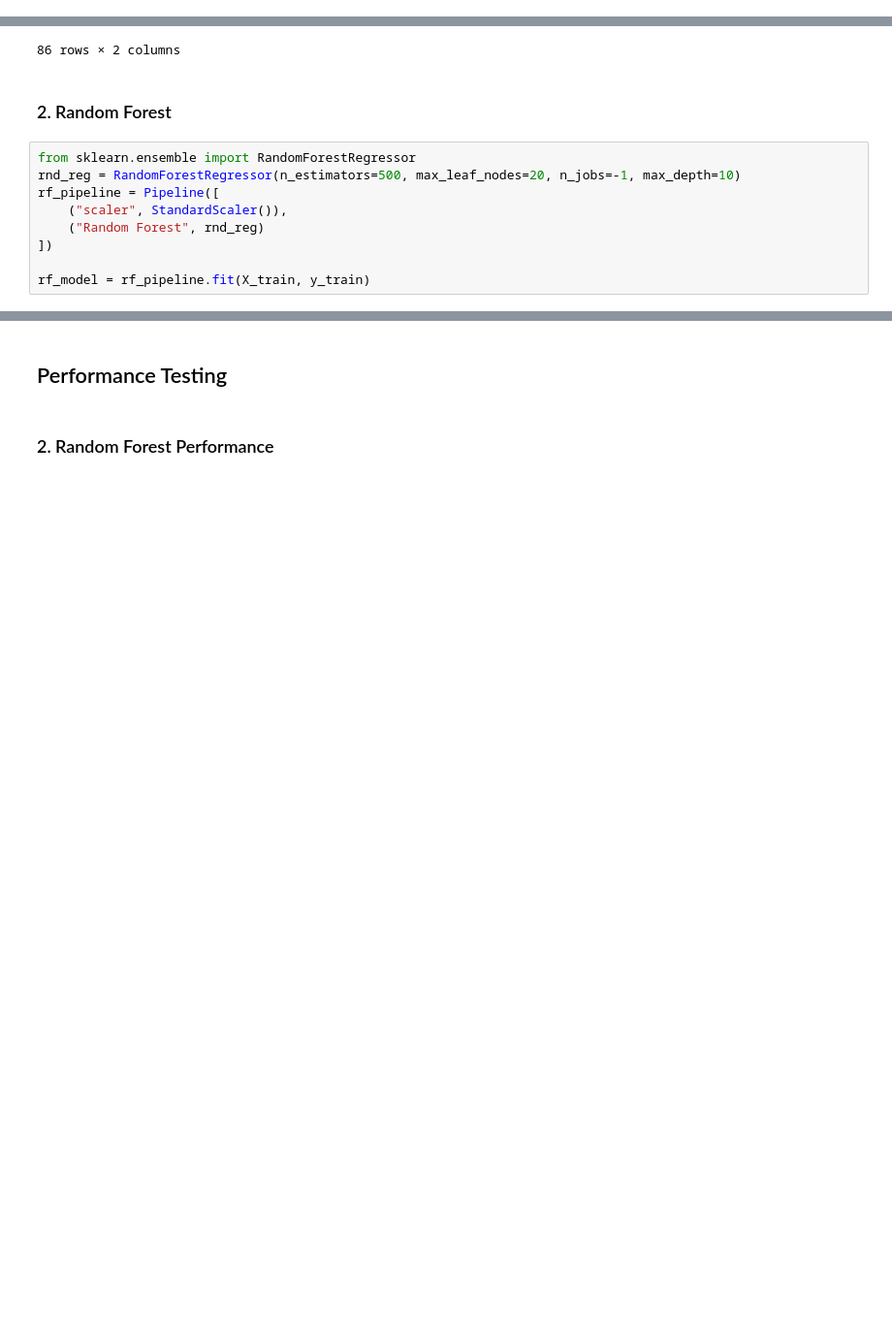
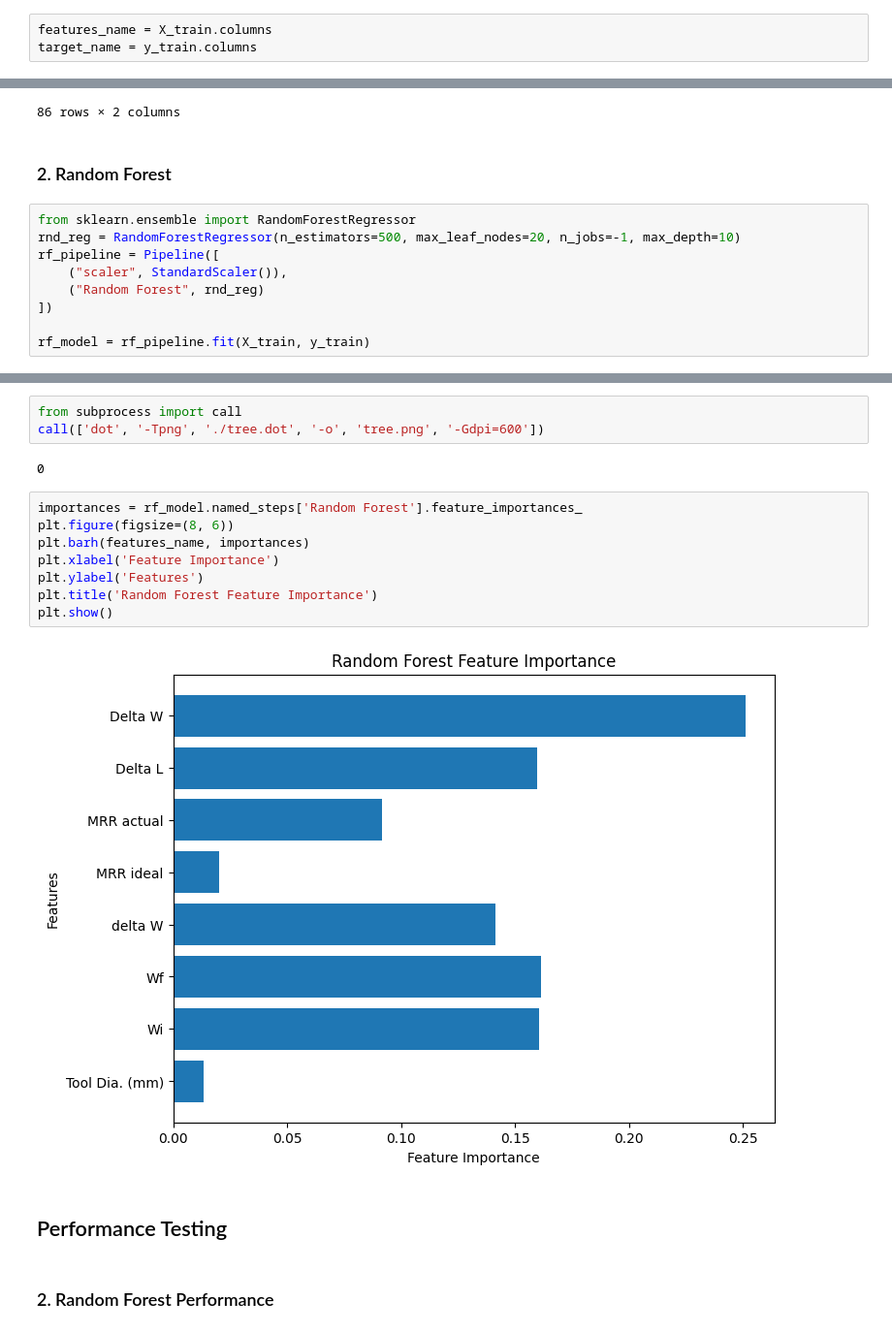
Before and after one commit to VardanMittal/Micromilling_process_optimisation, a Jupyter notebook: main.ipynb, the cells around one changed output, grey strips where cells are left out. Shown at 97% size. Cells and saved outputs as stored; diff of their text form; blank space fills up the shorter version.

Commit message:
"Random forest visualization"

```diff
--- a/main.ipynb
+++ b/main.ipynb
@@ -160,6 +159,9 @@ train_set, test_set = train_test_split(data, test_size=0.2, random_state=32)
 # %%
 X_train = train_set.drop(["Spindle Speed", "Feed (mm/min)"], axis = 1)
 y_train=pd.concat([train_set["Spindle Speed"], train_set["Feed (mm/min)"]], axis=1)
+# %%
+features_name = X_train.columns
+target_name = y_train.columns
 # %% [markdown]
 ## Model Selection
 # %% [markdown]
@@ -218,3 +231,18 @@ array([[3259.67616134,   16.16451375]])
+# %%
+from subprocess import call
+call(['dot', '-Tpng', './tree.dot', '-o', 'tree.png', '-Gdpi=600'])
+# %% [output]
+0
+# %%
+importances = rf_model.named_steps['Random Forest'].feature_importances_
+plt.figure(figsize=(8, 6))
+plt.barh(features_name, importances)
+plt.xlabel('Feature Importance')
+plt.ylabel('Features')
+plt.title('Random Forest Feature Importance')
+plt.show()
+# %% [output]
+[figure, added]
 # %% [markdown]
 ## Performance Testing
 # %% [markdown]
```
Also changed, not shown: parts of 7 cells of this notebook, 3 other files.
